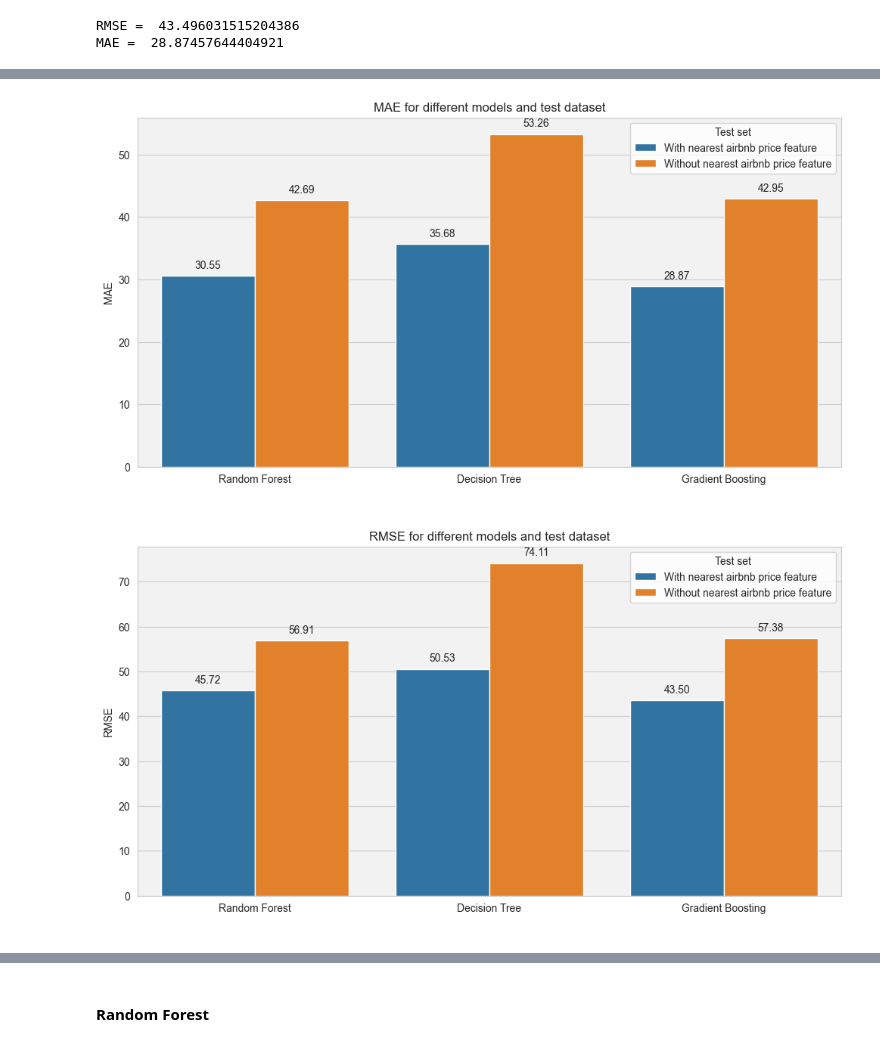
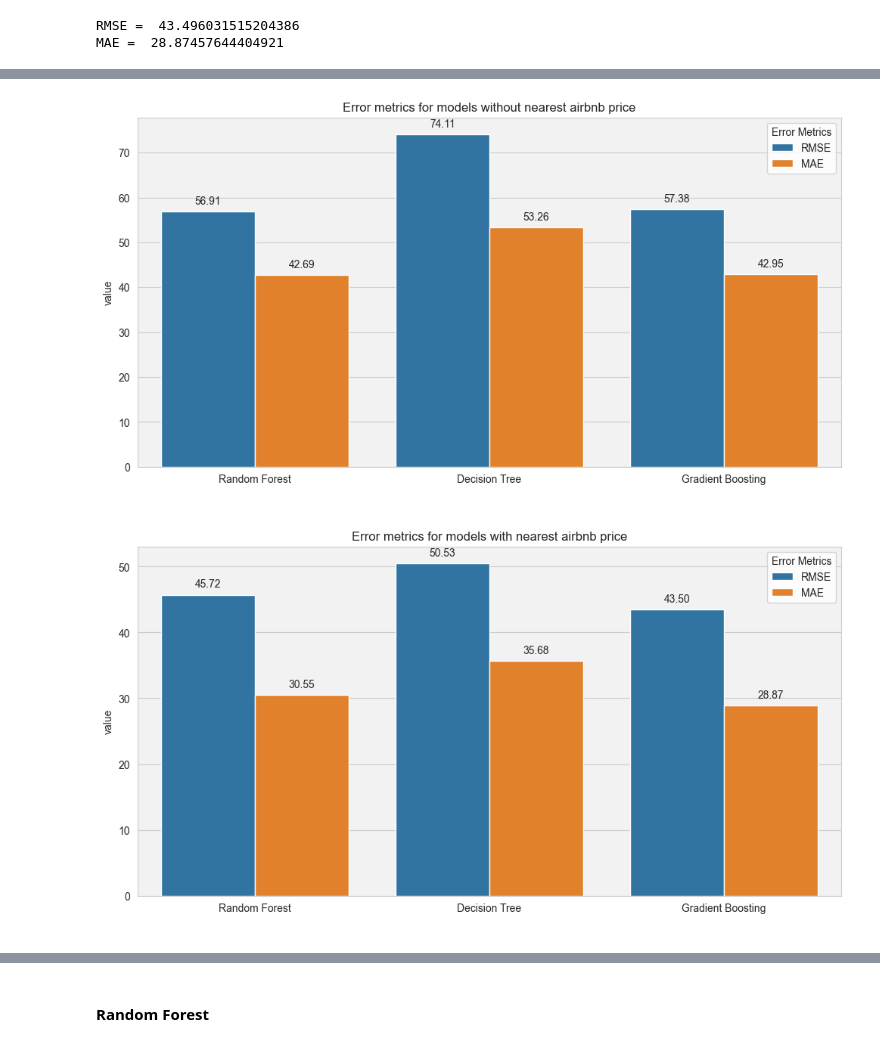
Before and after one commit to StellaLii/Airbnb-Project, a Jupyter notebook: vancouver_model/price/Machine_Learning_Model.ipynb, the cells around one changed output, grey strips where cells are left out. Drawn from its saved outputs; the diff is of its cells as text; code cells hidden in the pictures.

```diff
--- a/vancouver_model/price/Machine_Learning_Model.ipynb
+++ b/vancouver_model/price/Machine_Learning_Model.ipynb
@@ -781,16 +795,14 @@ MAE =  28.87457644404921
 # %%
 data = {' ': ['Random Forest', 'Random Forest', 'Decision Tree', 'Decision Tree',
                   'Gradient Boosting', 'Gradient Boosting'],
-        'Test set': ['With nearest airbnb price feature', 'Without nearest airbnb price feature',
-                     'With nearest airbnb price feature', 'Without nearest airbnb price feature',
-                     'With nearest airbnb price feature', 'Without nearest airbnb price feature'],
-        'MAE': [mae_rf_2, mae_rf_1, mae_dt_2, mae_dt_1, mae_gb_2, mae_gb_1]}
+        'Error Metrics': ['RMSE', 'MAE', 'RMSE', 'MAE', 'RMSE', 'MAE'],
+        'value': [rmse_rf_1, mae_rf_1, rmse_dt_1, mae_dt_1, rmse_gb_1, mae_gb_1]}
 df_scores = pd.DataFrame(data)
 
 sns.set_style("whitegrid")
 plt.figure(figsize=(12, 6))
-ax = sns.barplot(x=" ", y="MAE", hue="Test set", data=df_scores)
-ax.set_title('MAE for different models and test dataset')
+ax = sns.barplot(x=" ", y="value", hue="Error Metrics", data=df_scores)
+ax.set_title('Error metrics for models without nearest airbnb price')
 
 ax.set_facecolor('#f2f2f2')
 
@@ -800,31 +812,29 @@ for p in ax.patches:
                 ha = 'center', va = 'center',
                 xytext = (0, 10),
                 textcoords = 'offset points', fontsize=10)
-plt.savefig('barplot_mae.png', dpi=300, bbox_inches='tight')
+plt.savefig('barplot_model_1.png', dpi=300, bbox_inches='tight')
 # %% [output]
-[figure, old version]
+[figure, new version]
 # %%
 data = {' ': ['Random Forest', 'Random Forest', 'Decision Tree', 'Decision Tree',
                   'Gradient Boosting', 'Gradient Boosting'],
-        'Test set': ['With nearest airbnb price feature', 'Without nearest airbnb price feature',
-                     'With nearest airbnb price feature', 'Without nearest airbnb price feature',
-                     'With nearest airbnb price feature', 'Without nearest airbnb price feature'],
-        'RMSE': [rmse_rf_2, rmse_rf_1, rmse_dt_2, rmse_dt_1, rmse_gb_2, rmse_gb_1]}
+        'Error Metrics': ['RMSE', 'MAE', 'RMSE', 'MAE', 'RMSE', 'MAE'],
+        'value': [rmse_rf_2, mae_rf_2, rmse_dt_2, mae_dt_2, rmse_gb_2, mae_gb_2]}
 df_scores = pd.DataFrame(data)
 
 sns.set_style("whitegrid")
 plt.figure(figsize=(12, 6))
-ax = sns.barplot(x=" ", y="RMSE", hue="Test set", data=df_scores)
-ax.set_title('RMSE for different models and test dataset')
+ax = sns.barplot(x=" ", y="value", hue="Error Metrics", data=df_scores)
+ax.set_title('Error metrics for models with nearest airbnb price')
 
 ax.set_facecolor('#f2f2f2')
 
 for p in ax.patches:
     ax.annotate(format(p.get_height(), '.2f'),
                 (p.get_x() + p.get_width() / 2., p.get_height()),
                 ha = 'center', va = 'center',
                 xytext = (0, 10),
                 textcoords = 'offset points', fontsize=10)
-plt.savefig('barplot_rmse.png', dpi=300, bbox_inches='tight')
+plt.savefig('barplot_model_2.png', dpi=300, bbox_inches='tight')
 # %% [output]
-[figure, old version]
+[figure, new version]
```
Also changed, not shown: parts of 5 cells of this notebook, 9 other files.
